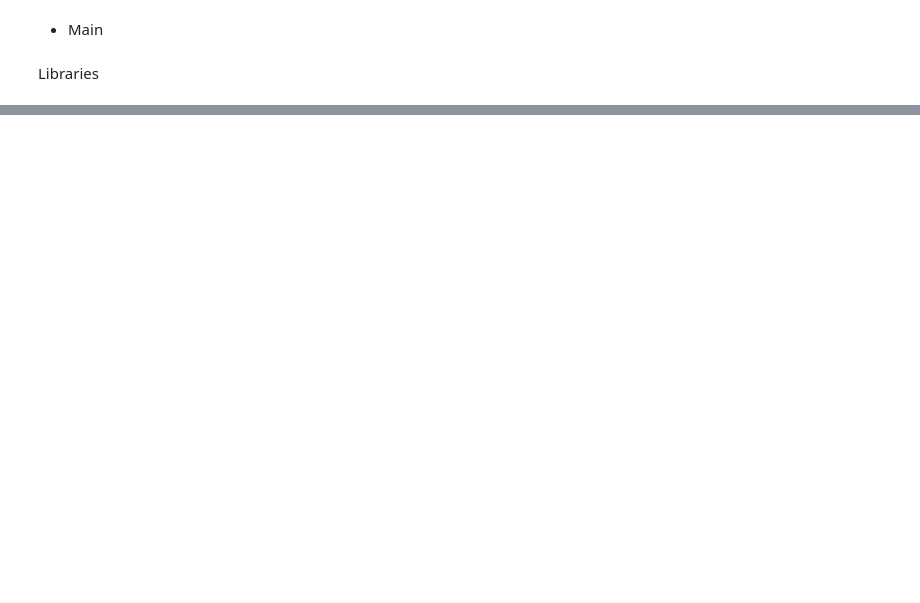
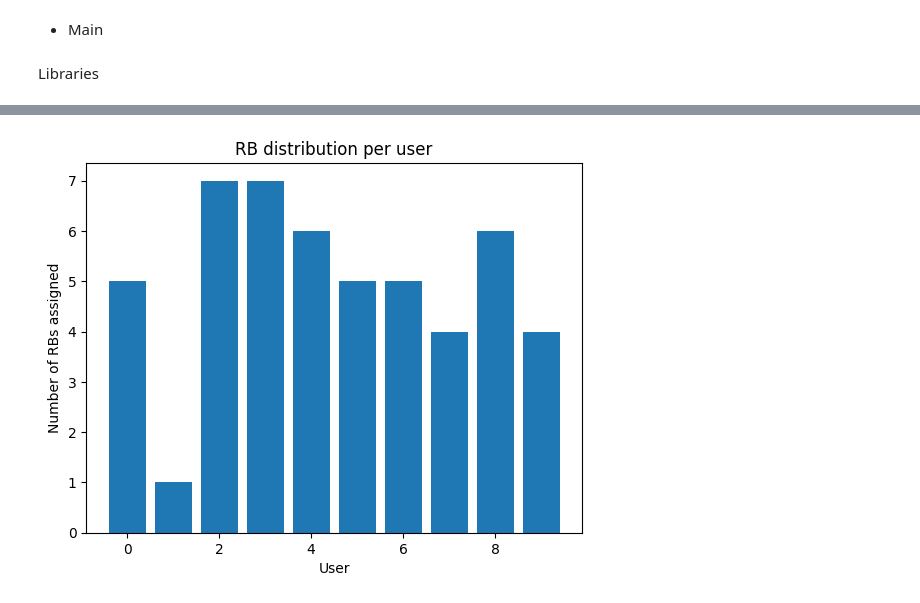
Before and after one commit to dimitramalatara99/Lte-5g-scheduling-algorithms-, a Jupyter notebook: main1.ipynb, the cells around one changed output, grey strips where cells are left out. Drawn from its saved outputs; the diff is of its cells as text; code cells hidden in the pictures; blank space fills up the shorter version.

```diff
--- a/main1.ipynb
+++ b/main1.ipynb
@@ -9,0 +110,12 @@ ModuleNotFoundError: No module named 'numpy'
+# %%
+rb_count_per_user = np.zeros(N, dtype=int)
+for u in assignment:
+    rb_count_per_user[u] += 1
+
+plt.bar(range(N), rb_count_per_user)
+plt.xlabel("User")
+plt.ylabel("Number of RBs assigned")
+plt.title("RB distribution per user")
+plt.show()
+# %% [output]
+[figure, added]
```
Also changed, not shown: parts of 19 cells of this notebook.
